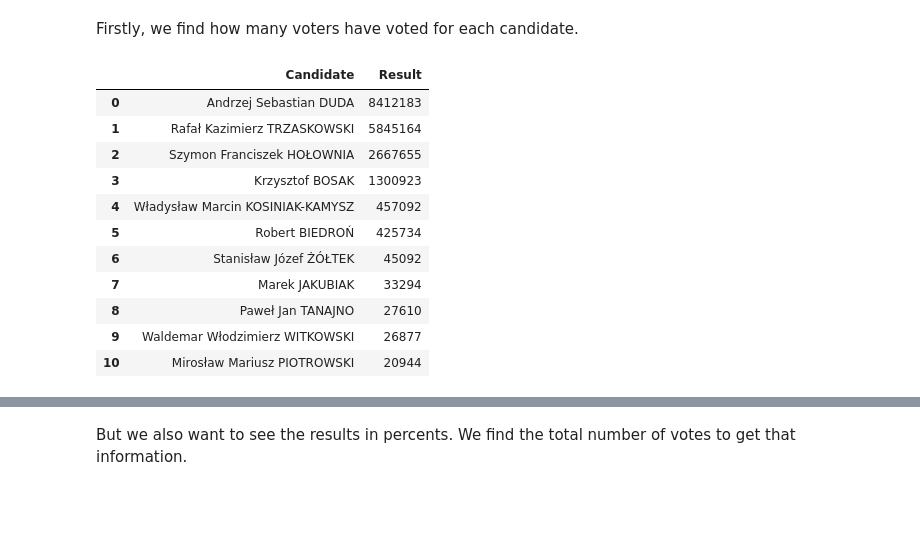
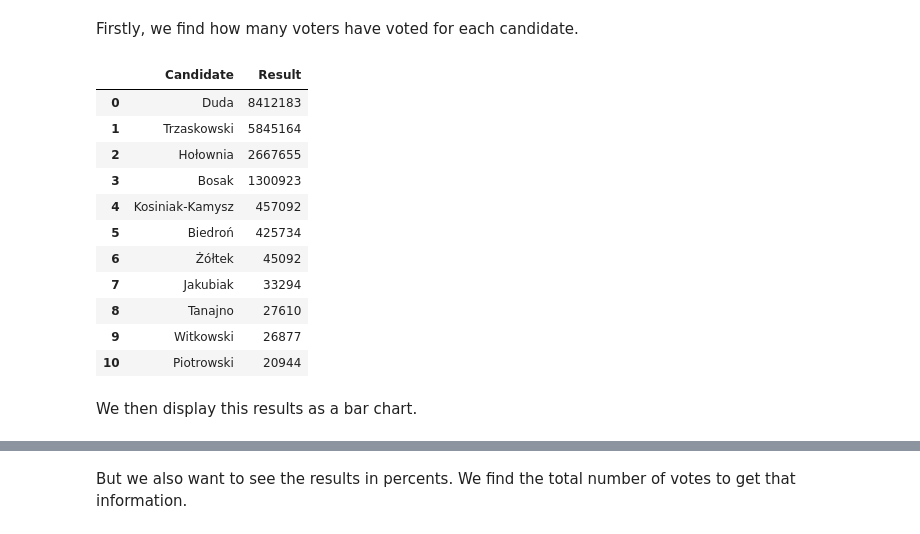
Before and after one commit to dzionek/pl-pres-election-2020, a Jupyter notebook: Analysis.ipynb, the cells around one changed output, grey strips where cells are left out. Cells and saved outputs as stored; diff of their text form; code cells hidden in the pictures; blank space fills up the shorter version.

```diff
--- a/Analysis.ipynb
+++ b/Analysis.ipynb
@@ -78,16 +90,18 @@ results_df.columns = ['Candidate', 'Result']
-# %%
-results_df
-# %% [output]
-|  | Candidate | Result |
-| 0 | Andrzej Sebastian DUDA | 8412183 |
-| 1 | Rafał Kazimierz TRZASKOWSKI | 5845164 |
-| 2 | Szymon Franciszek HOŁOWNIA | 2667655 |
-| 3 | Krzysztof BOSAK | 1300923 |
-| 4 | Władysław Marcin KOSINIAK-KAMYSZ | 457092 |
-| 5 | Robert BIEDROŃ | 425734 |
-| 6 | Stanisław Józef ŻÓŁTEK | 45092 |
-| 7 | Marek JAKUBIAK | 33294 |
-| 8 | Paweł Jan TANAJNO | 27610 |
-| 9 | Waldemar Włodzimierz WITKOWSKI | 26877 |
-| 10 | Mirosław Mariusz PIOTROWSKI | 20944 |
+# %%
+total_results_df
+# %% [output]
+|  | Candidate | Result |
+| 0 | Duda | 8412183 |
+| 1 | Trzaskowski | 5845164 |
+| 2 | Hołownia | 2667655 |
+| 3 | Bosak | 1300923 |
+| 4 | Kosiniak-Kamysz | 457092 |
+| 5 | Biedroń | 425734 |
+| 6 | Żółtek | 45092 |
+| 7 | Jakubiak | 33294 |
+| 8 | Tanajno | 27610 |
+| 9 | Witkowski | 26877 |
+| 10 | Piotrowski | 20944 |
+# %% [markdown]
+We then display this results as a bar chart.
 # %%
```
Also changed, not shown: parts of 9 cells of this notebook, 9 other files.
